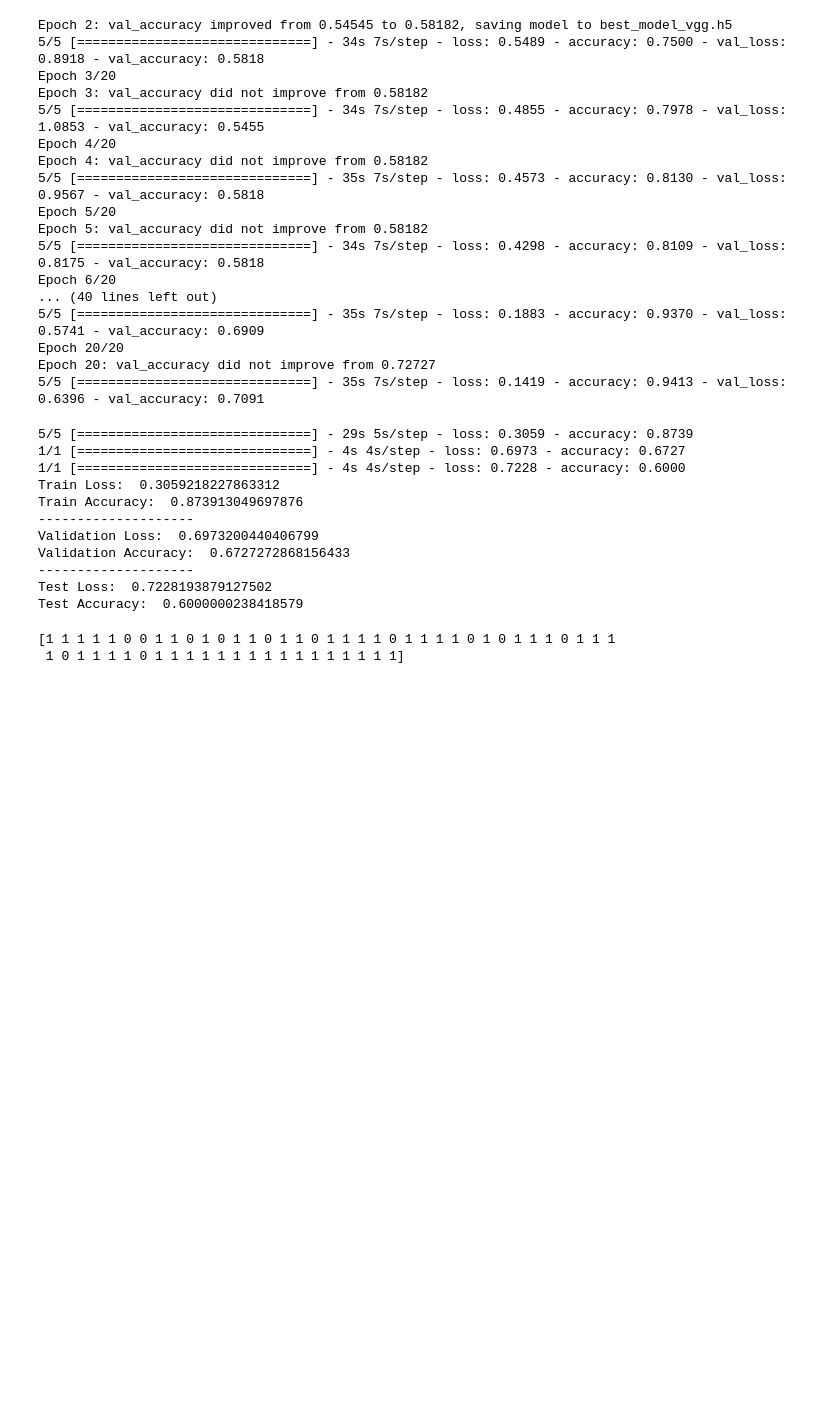
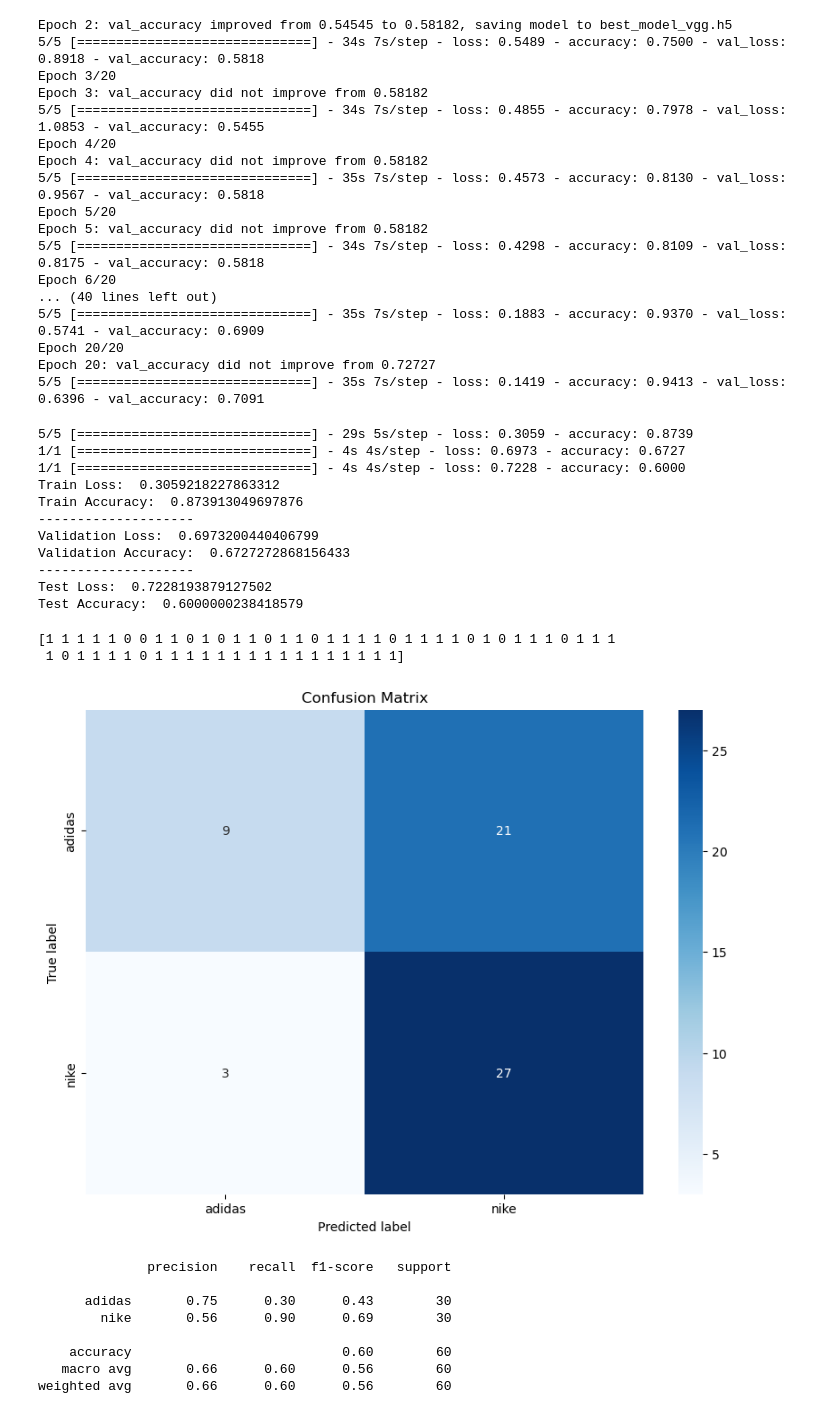
Before and after one commit to Inupa6677/Computer-vision-projects-by-Inupa-Bandara, a Jupyter notebook: Nike vs adidas shoe classification/Nike vs adidas shoe classification.ipynb, the cells around one changed output. Saved outputs shown, nothing was run; the diff lists cells and outputs as text; code cells hidden in the pictures; blank space fills up the shorter version.

```diff
--- a/Nike vs adidas shoe classification/Nike vs adidas shoe classification.ipynb
+++ b/Nike vs adidas shoe classification/Nike vs adidas shoe classification.ipynb
@@ -481,3 +481,22 @@ print(y_pred)
 # %% [output]
 [1 1 1 1 1 0 0 1 1 0 1 0 1 1 0 1 1 0 1 1 1 1 0 1 1 1 1 0 1 0 1 1 1 0 1 1 1
  1 0 1 1 1 1 0 1 1 1 1 1 1 1 1 1 1 1 1 1 1 1 1]
+# %%
+from sklearn.metrics import confusion_matrix, classification_report
+import matplotlib.pyplot as plt
+
+# Confusion matrix
+cm = confusion_matrix(test_gen.classes, y_pred)
+plot_confusion_matrix(cm= cm, classes= target_names, title = 'Confusion Matrix')
+# Classification report
+print(classification_report(test_gen.classes, y_pred, target_names= target_names))
+# %% [output]
+[figure, added]
+              precision    recall  f1-score   support
+
+      adidas       0.75      0.30      0.43        30
+        nike       0.56      0.90      0.69        30
+
+    accuracy                           0.60        60
+   macro avg       0.66      0.60      0.56        60
+weighted avg       0.66      0.60      0.56        60
```
